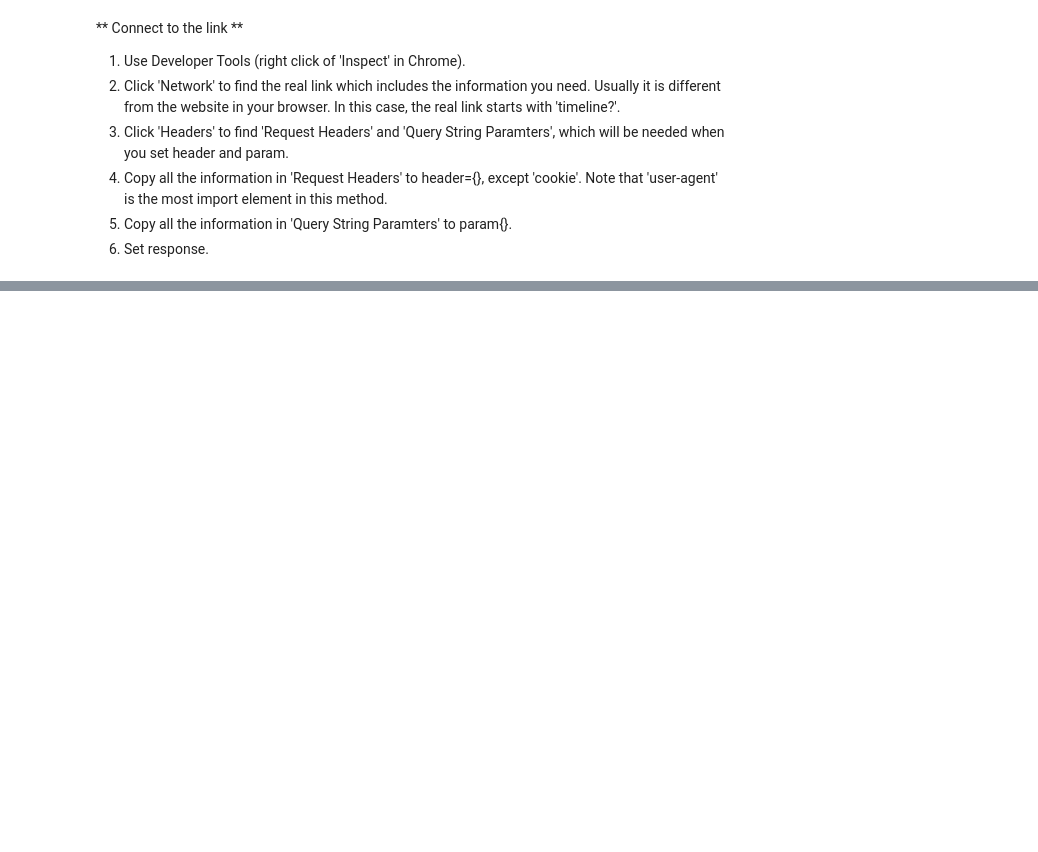
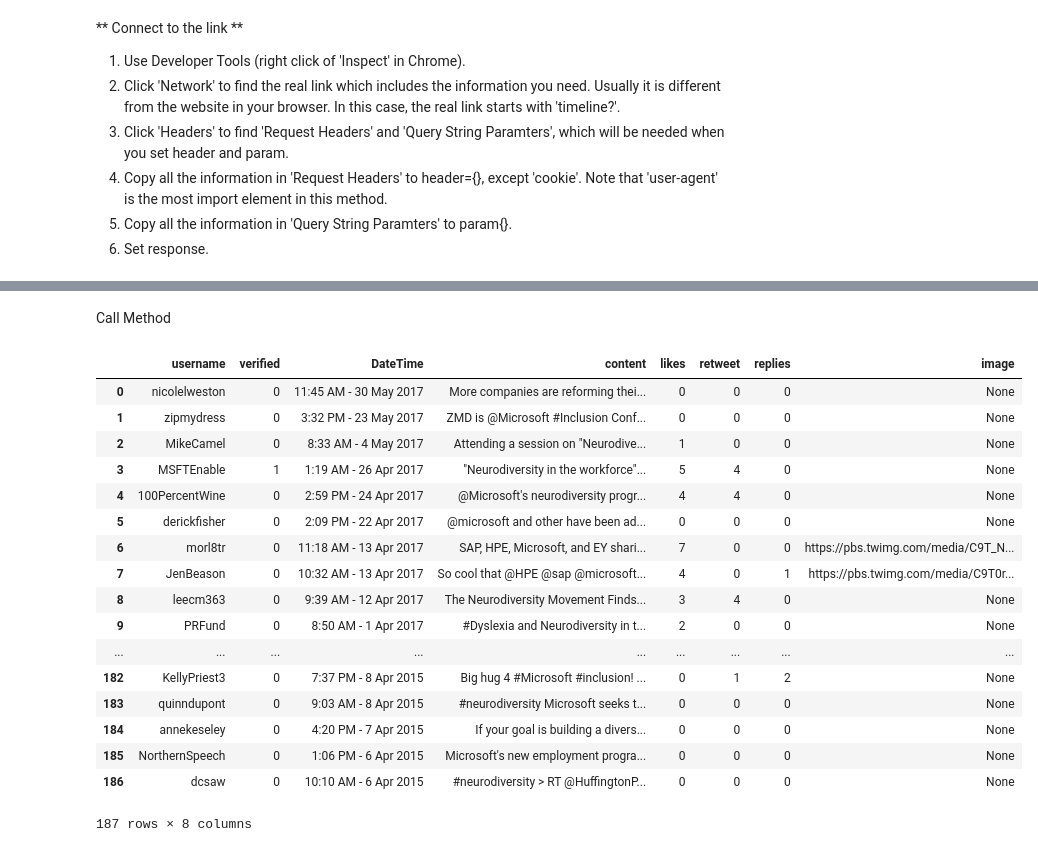
Before and after one commit to huiminren/TwitterCrawler, a Jupyter notebook: TwitterDownload.ipynb, the cells around one changed output, grey strips where cells are left out. Cells and saved outputs as stored; diff of their text form; code cells hidden in the pictures; blank space fills up the shorter version.

Commit message:
Create function of Connect to link and Parser HTML call functions to get csv file use microsoft and apple as a test

```diff
--- a/TwitterDownload.ipynb
+++ b/TwitterDownload.ipynb
@@ -6,3 +10,6 @@
+# %%
+company_list = ['microsoft','apple']
+startID_list = ['869627961883803648','864110182892261379']
 # %% [markdown]
 ** Connect to the link **
 1. Use Developer Tools (right click of 'Inspect' in Chrome).
@@ -192,3 +64,0 @@ import pandas as pd
-# %%
-company_list = ['microsoft']
-startID_list = ['869627961883803648']
@@ -238,2 +116,4 @@ def connectTwitter(company,endID,startID):
+# %% [markdown]
+Call Method
 # %%
 # Automatically get lastID and go to next page
@@ -309,0 +141,31 @@ def parser_DF():
+# %%
+# parse html and merge dataframe
+companies_df_list = [] # global variable
+for j in range(len(companies_html)):
+    tweets_df_list = []
+    for soup in companies_html[j]:
+        tweets_df = parser_DF(soup)
+        tweets_df_list.append(tweets_df)
+    companies_df_list.append(pd.concat(tweets_df_list,ignore_index=True))
+    companies_df_list[j].to_csv(company_list[j]+'.csv')
+# %%
+companies_df_list[0]
+# %% [output]
+|  | username | verified | DateTime | content | likes | retweet | replies | image |
+| 0 | nicolelweston | 0 | 11:45 AM - 30 May 2017 | More companies are reforming thei... | 0 | 0 | 0 | None |
+| 1 | zipmydress | 0 | 3:32 PM - 23 May 2017 | ZMD is @Microsoft #Inclusion Conf... | 0 | 0 | 0 | None |
+| 2 | MikeCamel | 0 | 8:33 AM - 4 May 2017 | Attending a session on "Neurodive... | 1 | 0 | 0 | None |
+| 3 | MSFTEnable | 1 | 1:19 AM - 26 Apr 2017 | "Neurodiversity in the workforce"... | 5 | 4 | 0 | None |
+| 4 | 100PercentWine | 0 | 2:59 PM - 24 Apr 2017 | @Microsoft's neurodiversity progr... | 4 | 4 | 0 | None |
+| 5 | derickfisher | 0 | 2:09 PM - 22 Apr 2017 | @microsoft and other have been ad... | 0 | 0 | 0 | None |
+| 6 | morl8tr | 0 | 11:18 AM - 13 Apr 2017 | SAP, HPE, Microsoft, and EY shari... | 7 | 0 | 0 | https://pbs.twimg.com/media/C9T_N... |
+| 7 | JenBeason | 0 | 10:32 AM - 13 Apr 2017 | So cool that @HPE @sap @microsoft... | 4 | 0 | 1 | https://pbs.twimg.com/media/C9T0r... |
+| 8 | leecm363 | 0 | 9:39 AM - 12 Apr 2017 | The Neurodiversity Movement Finds... | 3 | 4 | 0 | None |
+| 9 | PRFund | 0 | 8:50 AM - 1 Apr 2017 | #Dyslexia and Neurodiversity in t... | 2 | 0 | 0 | None |
+| ... | ... | ... | ... | ... | ... | ... | ... | ... |
+| 182 | KellyPriest3 | 0 | 7:37 PM - 8 Apr 2015 | Big hug 4 #Microsoft #inclusion! ... | 0 | 1 | 2 | None |
+| 183 | quinndupont | 0 | 9:03 AM - 8 Apr 2015 | #neurodiversity Microsoft seeks t... | 0 | 0 | 0 | None |
+| 184 | annekeseley | 0 | 4:20 PM - 7 Apr 2015 | If your goal is building a divers... | 0 | 0 | 0 | None |
+| 185 | NorthernSpeech | 0 | 1:06 PM - 6 Apr 2015 | Microsoft's new employment progra... | 0 | 0 | 0 | None |
+| 186 | dcsaw | 0 | 10:10 AM - 6 Apr 2015 | #neurodiversity > RT @HuffingtonP... | 0 | 0 | 0 | None |
+187 rows × 8 columns
```
Also changed, not shown: parts of 23 cells of this notebook.
